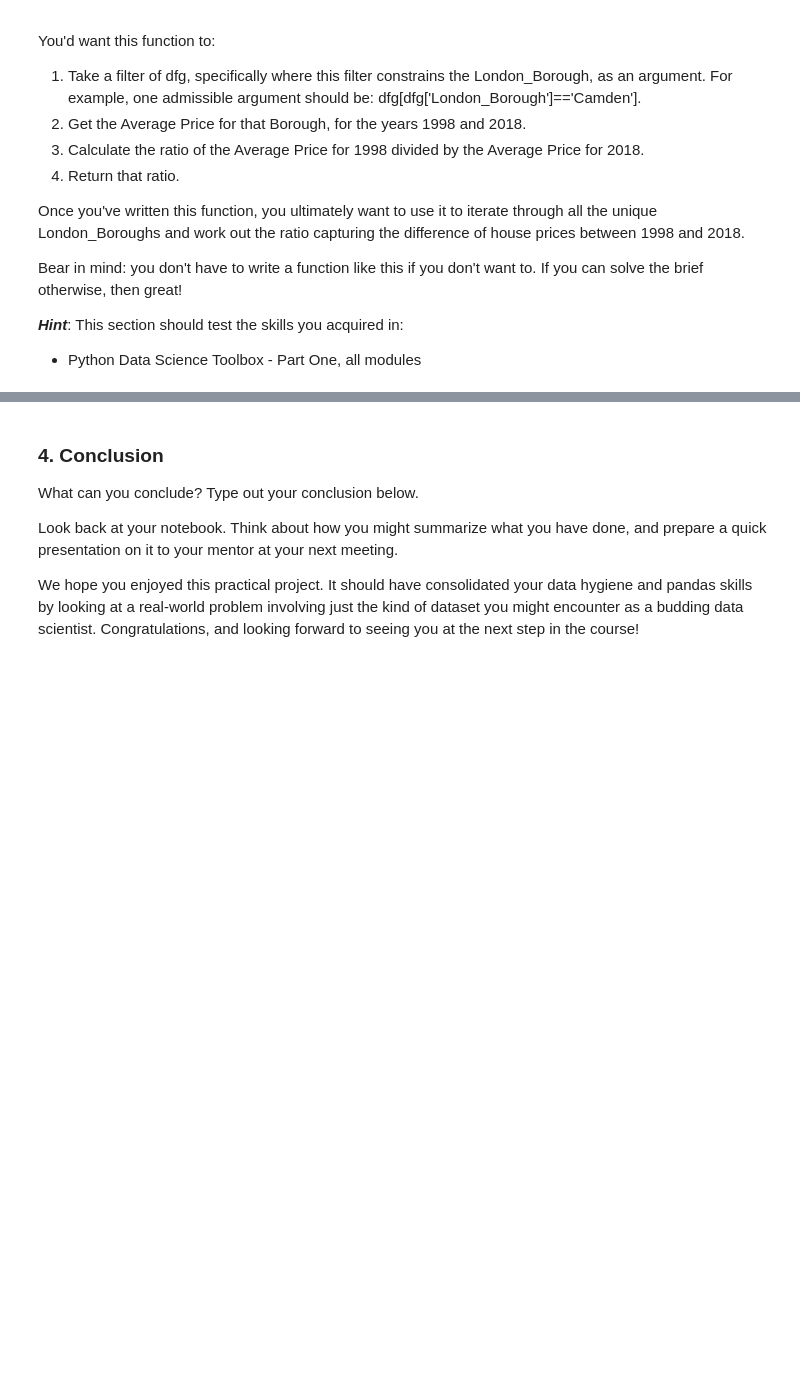
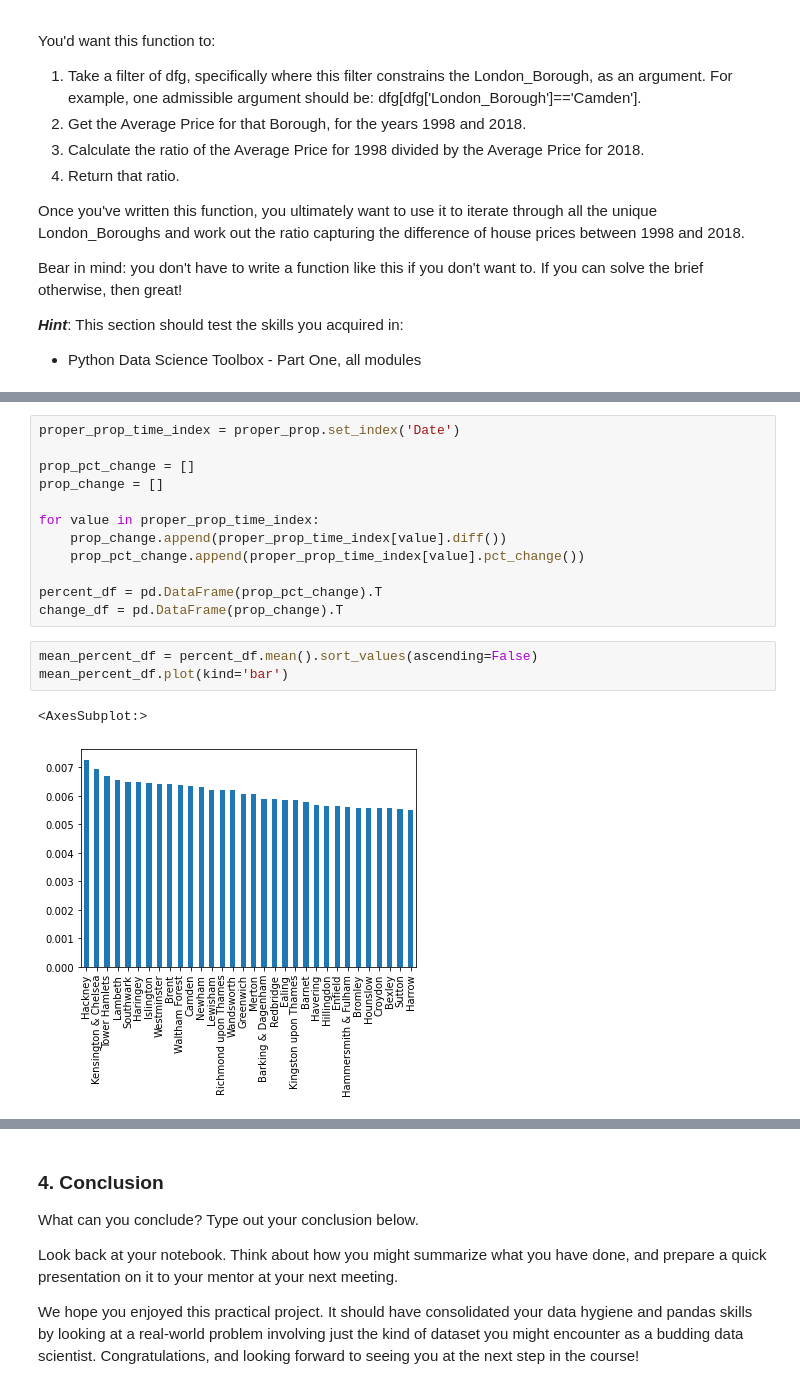
Before and after one commit to MarcJKolb/London_Housing, a Jupyter notebook: Unit 4 Challenge - Tier 3.ipynb, the cells around one changed output, grey strips where cells are left out. Cells and saved outputs as stored; diff of their text form; blank space fills up the shorter version.

```diff
--- a/Unit 4 Challenge - Tier 3.ipynb
+++ b/Unit 4 Challenge - Tier 3.ipynb
@@ -225,0 +231,18 @@ Bear in mind: you don't have to write a function like this if you don't want to.
+# %%
+proper_prop_time_index = proper_prop.set_index('Date')
+
+prop_pct_change = []
+prop_change = []
+
+for value in proper_prop_time_index:
+    prop_change.append(proper_prop_time_index[value].diff())
+    prop_pct_change.append(proper_prop_time_index[value].pct_change())
+
+percent_df = pd.DataFrame(prop_pct_change).T
+change_df = pd.DataFrame(prop_change).T
+# %%
+mean_percent_df = percent_df.mean().sort_values(ascending=False)
+mean_percent_df.plot(kind='bar')
+# %% [output]
+<AxesSubplot:>
+[figure, added]
```
Also changed, not shown: parts of 4 cells of this notebook.
